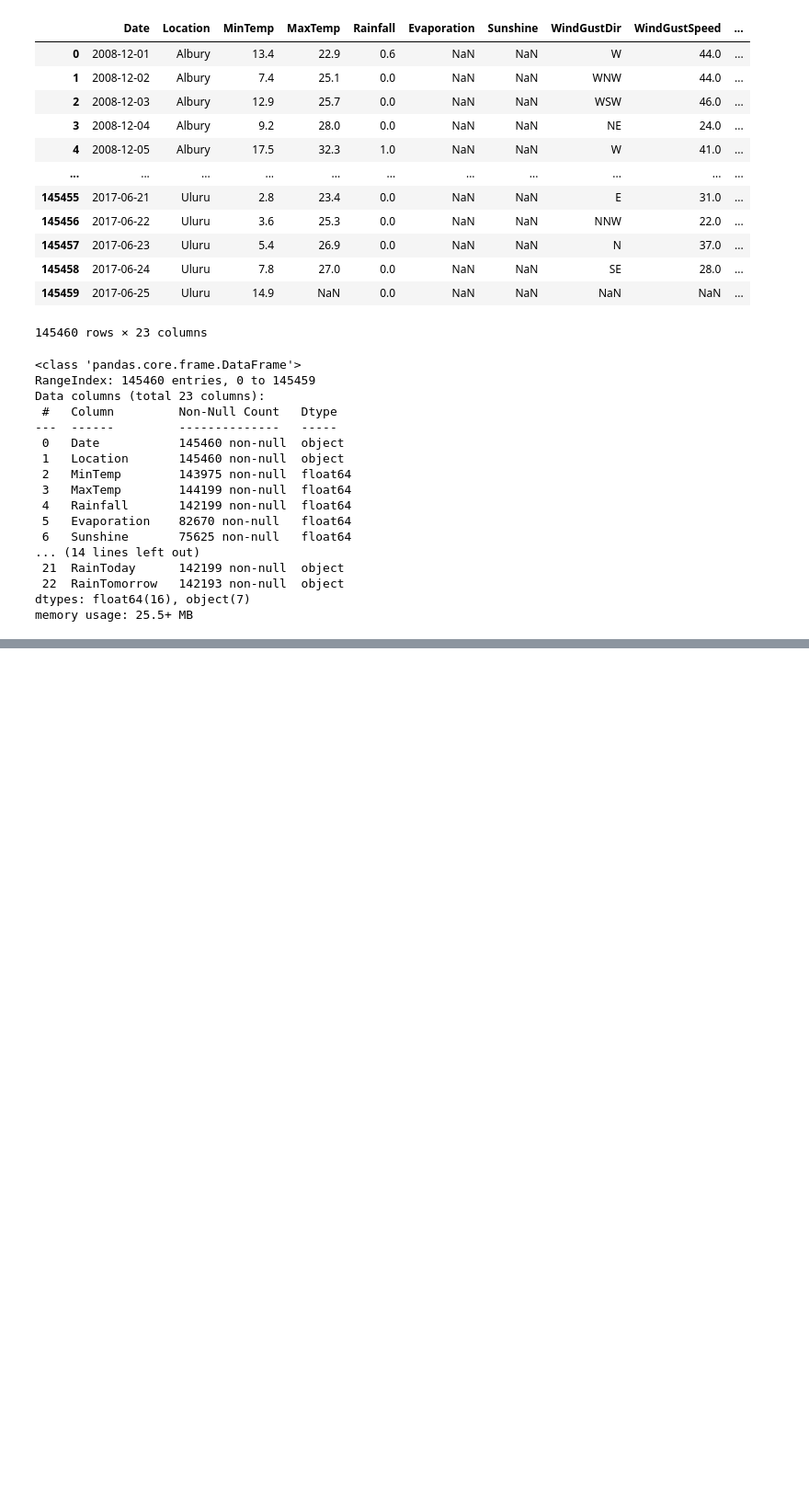
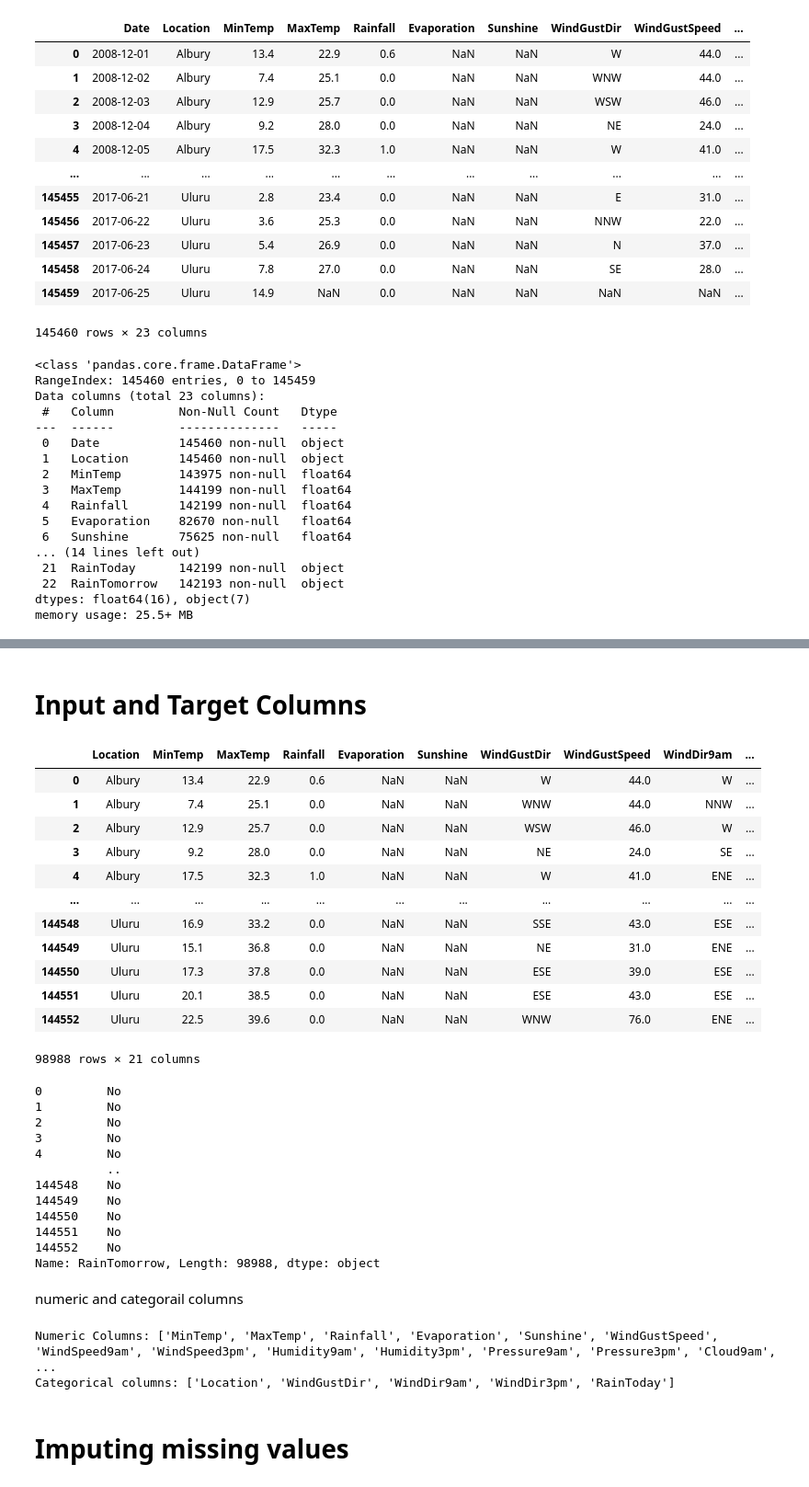
Before and after one commit to Harsh21S/rain-prediction-decision-tree-random-forest, a Jupyter notebook: notebook/Untitled.ipynb, the cells around one changed output, grey strips where cells are left out. Shown: that part at 92% size. Drawn from its saved outputs; the diff is of its cells as text; code cells hidden in the pictures; blank space fills up the shorter version.

```diff
--- a/notebook/Untitled.ipynb
+++ b/notebook/Untitled.ipynb
@@ -70,0 +76,6 @@ weather_df.dropna(subset=['RainTomorrow'], inplace=True)
+# %%
+year = pd.to_datetime(weather_df.Date).dt.year
+
+train_df = weather_df[year < 2015]
+val_df = weather_df[year == 2015]
+test_df = weather_df[year > 2015]
@@ -70,0 +90,8 @@ weather_df.dropna(subset=['RainTomorrow'], inplace=True)
+# %% [markdown]
+# Input and Target Columns
+# %%
+input_cols = list(train_df.columns)[1:-1]
+target_col = 'RainTomorrow'
+# %%
+train_inputs = train_df[input_cols].copy()
+train_targets = train_df[target_col].copy()
@@ -70,0 +104,31 @@ weather_df.dropna(subset=['RainTomorrow'], inplace=True)
+# %%
+display(train_inputs)
+display(train_targets)
+# %% [output]
+|  | Location | MinTemp | MaxTemp | Rainfall | Evaporation | Sunshine | WindGustDir | WindGustSpeed | WindDir9am | ... |
+| 0 | Albury | 13.4 | 22.9 | 0.6 | NaN | NaN | W | 44.0 | W | ... |
+| 1 | Albury | 7.4 | 25.1 | 0.0 | NaN | NaN | WNW | 44.0 | NNW | ... |
+| 2 | Albury | 12.9 | 25.7 | 0.0 | NaN | NaN | WSW | 46.0 | W | ... |
+| 3 | Albury | 9.2 | 28.0 | 0.0 | NaN | NaN | NE | 24.0 | SE | ... |
+| 4 | Albury | 17.5 | 32.3 | 1.0 | NaN | NaN | W | 41.0 | ENE | ... |
+| ... | ... | ... | ... | ... | ... | ... | ... | ... | ... | ... |
+| 144548 | Uluru | 16.9 | 33.2 | 0.0 | NaN | NaN | SSE | 43.0 | ESE | ... |
+| 144549 | Uluru | 15.1 | 36.8 | 0.0 | NaN | NaN | NE | 31.0 | ENE | ... |
+| 144550 | Uluru | 17.3 | 37.8 | 0.0 | NaN | NaN | ESE | 39.0 | ESE | ... |
+| 144551 | Uluru | 20.1 | 38.5 | 0.0 | NaN | NaN | ESE | 43.0 | ESE | ... |
+| 144552 | Uluru | 22.5 | 39.6 | 0.0 | NaN | NaN | WNW | 76.0 | ENE | ... |
+98988 rows × 21 columns
+0         No
+1         No
+2         No
+3         No
+4         No
+          ..
+144548    No
+144549    No
+144550    No
+144551    No
+144552    No
+Name: RainTomorrow, Length: 98988, dtype: object
+# %% [markdown]
+numeric and categorail columns
@@ -70,0 +138,8 @@ weather_df.dropna(subset=['RainTomorrow'], inplace=True)
+# %%
+print('Numeric Columns:', numeric_cols)
+print('Categorical columns:', categorical_cols)
+# %% [output]
+Numeric Columns: ['MinTemp', 'MaxTemp', 'Rainfall', 'Evaporation', 'Sunshine', 'WindGustSpeed', 'WindSpeed9am', 'WindSpeed3pm', 'Humidity9am', 'Humidity3pm', 'Pressure9am', 'Pressure3pm', 'Cloud9am',  ...
+Categorical columns: ['Location', 'WindGustDir', 'WindDir9am', 'WindDir3pm', 'RainToday']
+# %% [markdown]
+# Imputing missing values
```
Also changed, not shown: parts of 26 cells of this notebook.
